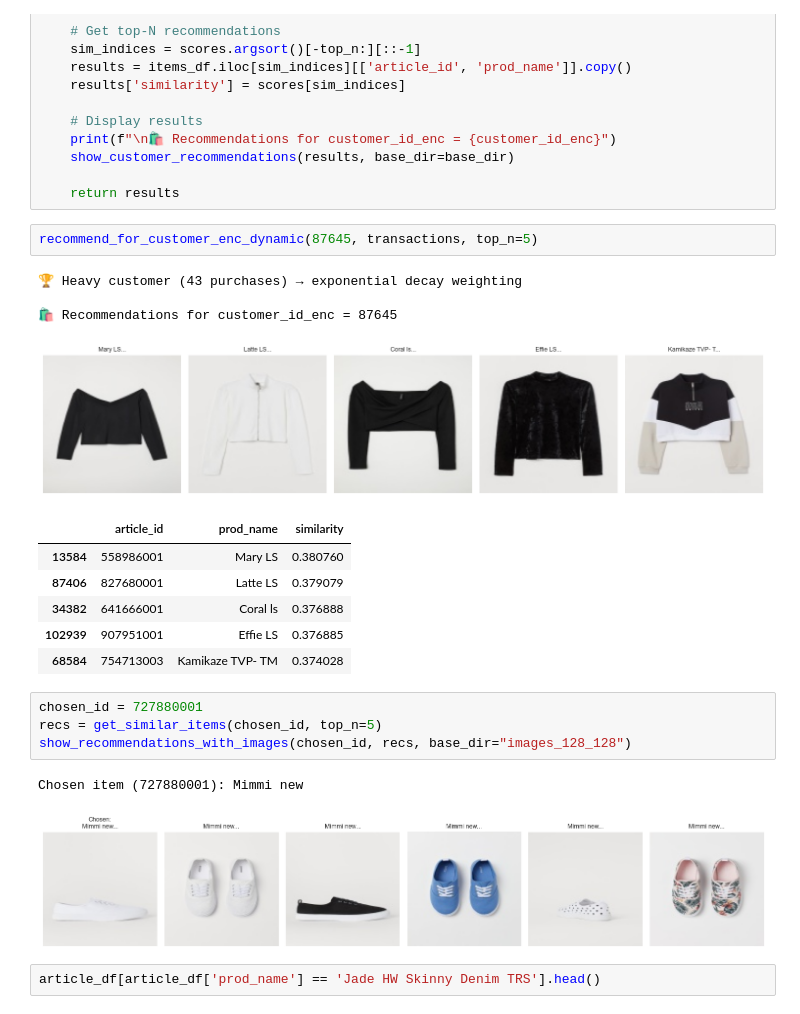
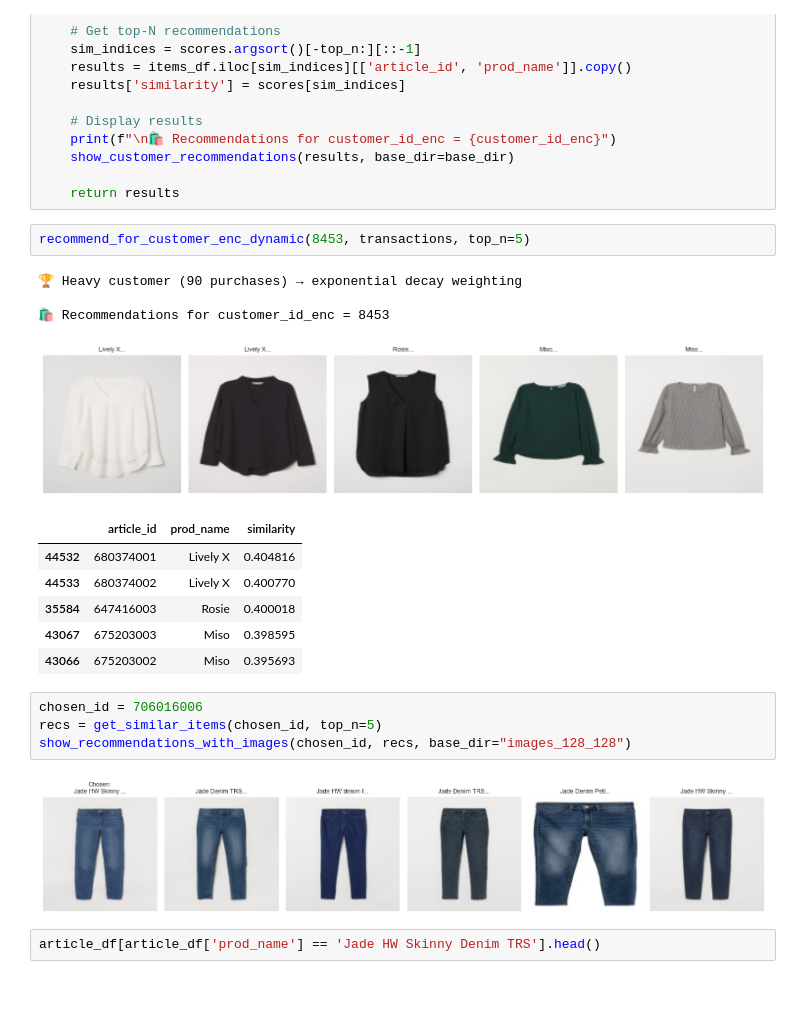
Before and after one commit to vaibhpande21/HndM-Fashion-Recommendation-System, a Jupyter notebook: rec.ipynb, the cells around one changed output. Drawn from its saved outputs; the diff is of its cells as text.

```diff
--- a/rec.ipynb
+++ b/rec.ipynb
@@ -641,25 +645,24 @@ def recommend_for_customer_enc_dynamic(customer_id_enc, transactions, top_n=10,
 
     return results
 # %%
-recommend_for_customer_enc_dynamic(87645, transactions, top_n=5)
+recommend_for_customer_enc_dynamic(8453, transactions, top_n=5)
 # %% [output]
-🏆 Heavy customer (43 purchases) → exponential decay weighting
+🏆 Heavy customer (90 purchases) → exponential decay weighting
 
-🛍️ Recommendations for customer_id_enc = 87645
+🛍️ Recommendations for customer_id_enc = 8453
-[figure, old version]
+[figure, new version]
 |  | article_id | prod_name | similarity |
-| 13584 | 558986001 | Mary LS | 0.380760 |
-| 87406 | 827680001 | Latte LS | 0.379079 |
-| 34382 | 641666001 | Coral ls | 0.376888 |
-| 102939 | 907951001 | Effie LS | 0.376885 |
-| 68584 | 754713003 | Kamikaze TVP- TM | 0.374028 |
+| 44532 | 680374001 | Lively X | 0.404816 |
+| 44533 | 680374002 | Lively X | 0.400770 |
+| 35584 | 647416003 | Rosie | 0.400018 |
+| 43067 | 675203003 | Miso | 0.398595 |
+| 43066 | 675203002 | Miso | 0.395693 |
 # %%
-chosen_id = 727880001
+chosen_id = 706016006
 recs = get_similar_items(chosen_id, top_n=5)
 show_recommendations_with_images(chosen_id, recs, base_dir="images_128_128")
 # %% [output]
-Chosen item (727880001): Mimmi new
-[figure, old version]
+[figure, new version]
 # %%
 article_df[article_df['prod_name'] == 'Jade HW Skinny Denim TRS'].head()
 # %% [output]
```
Also changed, not shown: parts of 7 cells of this notebook.
